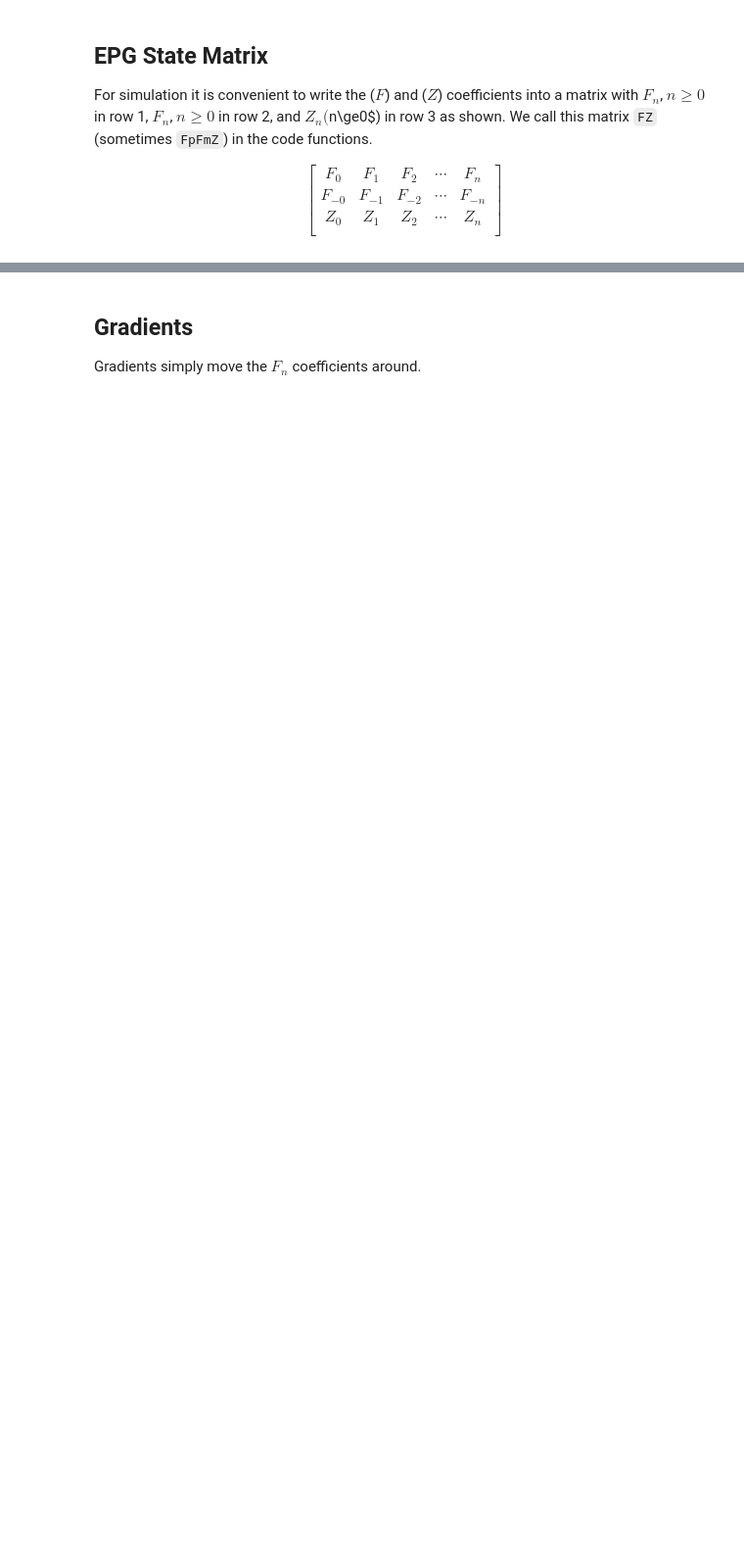
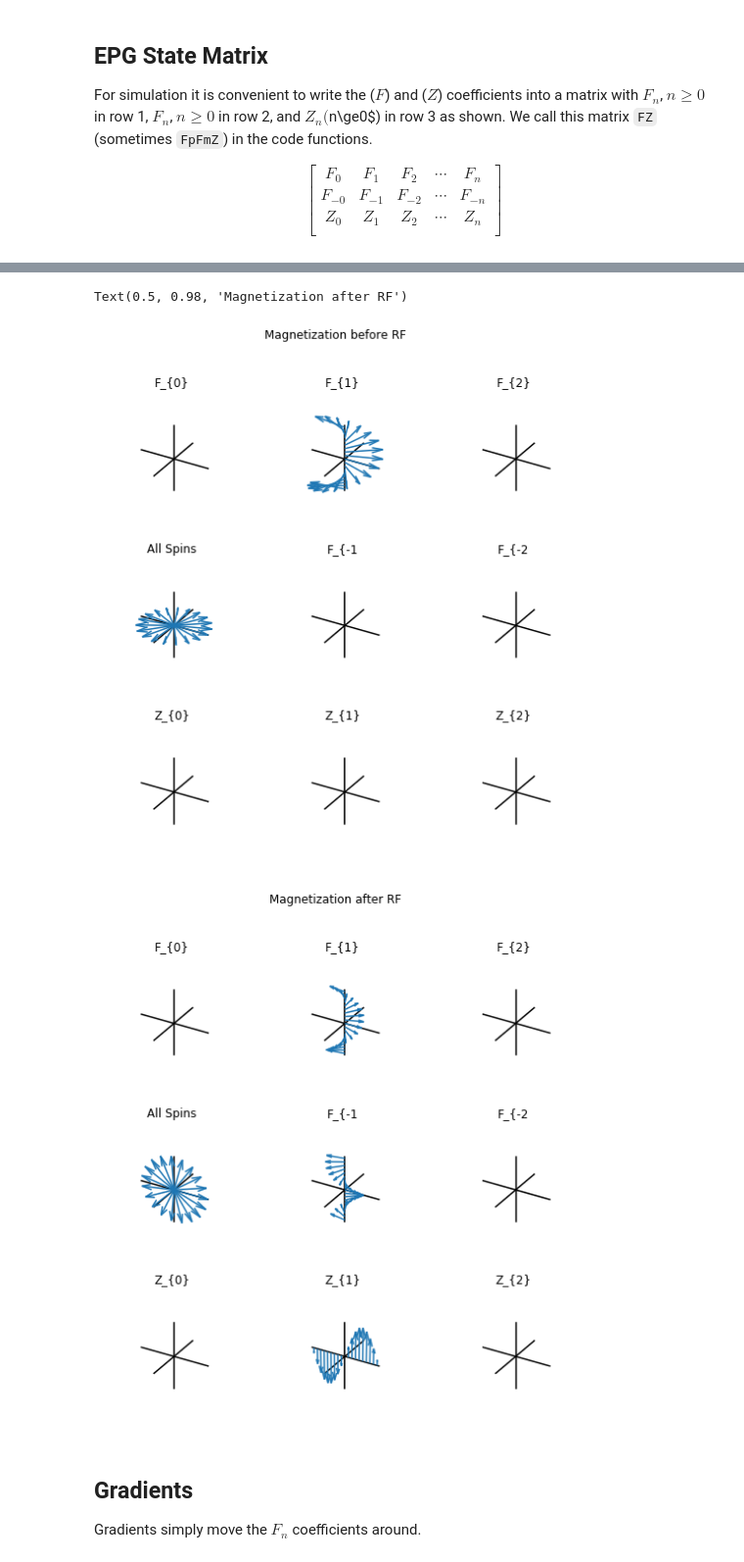
Before and after one commit to mribri999/MRSignalsSeqs, a Jupyter notebook: Python/Rad 229 - Extended Phase Graphs (EPGs) Tutorial.ipynb, the cells around one changed output, grey strips where cells are left out. Shown: that part at 98% size. Saved outputs shown, nothing was run; the diff lists cells and outputs as text; code cells hidden in the pictures; blank space fills up the shorter version.

```diff
--- a/Python/Rad 229 - Extended Phase Graphs (EPGs) Tutorial.ipynb
+++ b/Python/Rad 229 - Extended Phase Graphs (EPGs) Tutorial.ipynb
@@ -76,3 +72,19 @@ Rotating m_y around m_y does nothing:
+# %%
+# RF Example 2
+# Rotation with nonzero F_1 state
+FZ = np.array([[0,1,0],[0,0,0],[0,0,0]])
+mrs.epg_show(FZ)
+plt.suptitle('Magnetization before RF')
+FZ = mrs.epg_rf(FZ,90,0)
+mrs.epg_show(FZ)
+plt.suptitle('Magnetization after RF')
+# -- Exercise --
+# a) Try changing the flip angle and phase to see how the "mixing" changes.
+# b) Try starting with F_{-1} or Z_1 = 1 and the other states 0.
+# %% [output]
+Text(0.5, 0.98, 'Magnetization after RF')
+[figure, added]
+[figure, added]
 # %% [markdown]
 ## Gradients
 Gradients simply move the $F_n$ coefficients around.
```
Also changed, not shown: parts of 12 cells of this notebook, 1 other file.
